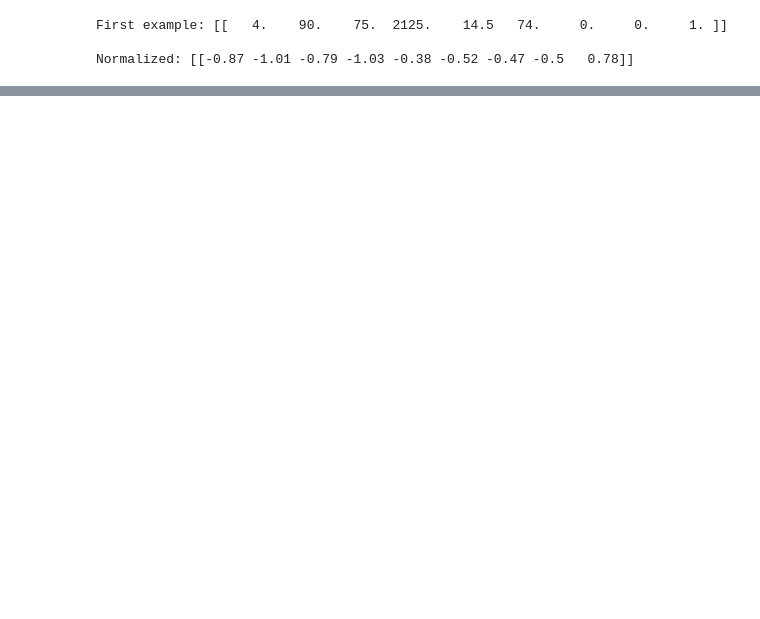
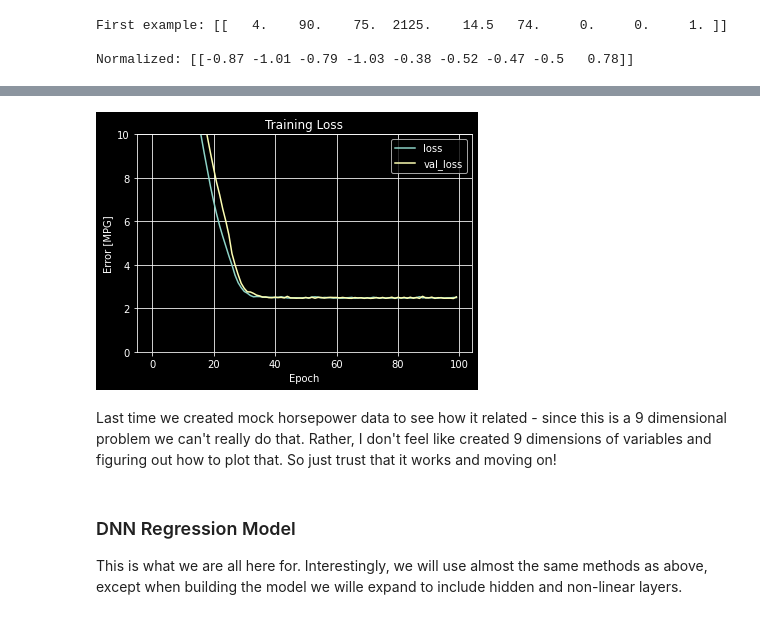
Before and after one commit to acherrera/machine_learning_learning, a Jupyter notebook: tutorials/06_regression/06_regression.ipynb, the cells around one changed output, grey strips where cells are left out. Cells and saved outputs as stored; diff of their text form; code cells hidden in the pictures; blank space fills up the shorter version.

```diff
--- a/tutorials/06_regression/06_regression.ipynb
+++ b/tutorials/06_regression/06_regression.ipynb
@@ -176,0 +321,14 @@ array([     2.88 ,  10850.414,   1446.699, 709896.8  ,      7.755,
+# %%
+# Same as above
+linear_model.compile(
+    optimizer=tf.optimizers.Adam(learning_rate=0.1),
+    loss='mean_absolute_error')
+# %%
+%%time
+history = linear_model.fit(
+    train_features, train_labels,
+    epochs=100,
+    # suppress logging
+    verbose=0,
+    # Calculate validation results on 20% of the training data
+    validation_split = 0.2)
@@ -176,0 +337,5 @@ array([     2.88 ,  10850.414,   1446.699, 709896.8  ,      7.755,
+# %%
+# Lower training loss. Better?
+plot_loss(history)
+# %% [output]
+[figure, added]
@@ -176,0 +346,5 @@ array([     2.88 ,  10850.414,   1446.699, 709896.8  ,      7.755,
+# %% [markdown]
+Last time we created mock horsepower data to see how it related - since this is a 9 dimensional problem we can't really do that. Rather, I don't feel like created 9 dimensions of variables and figuring out how to plot that. So just trust that it works and moving on!
+# %% [markdown]
+### DNN Regression Model
+This is what we are all here for. Interestingly, we will use almost the same methods as above, except when building the model we wille expand to include hidden and non-linear layers.
```
Also changed, not shown: parts of 21 cells of this notebook.
